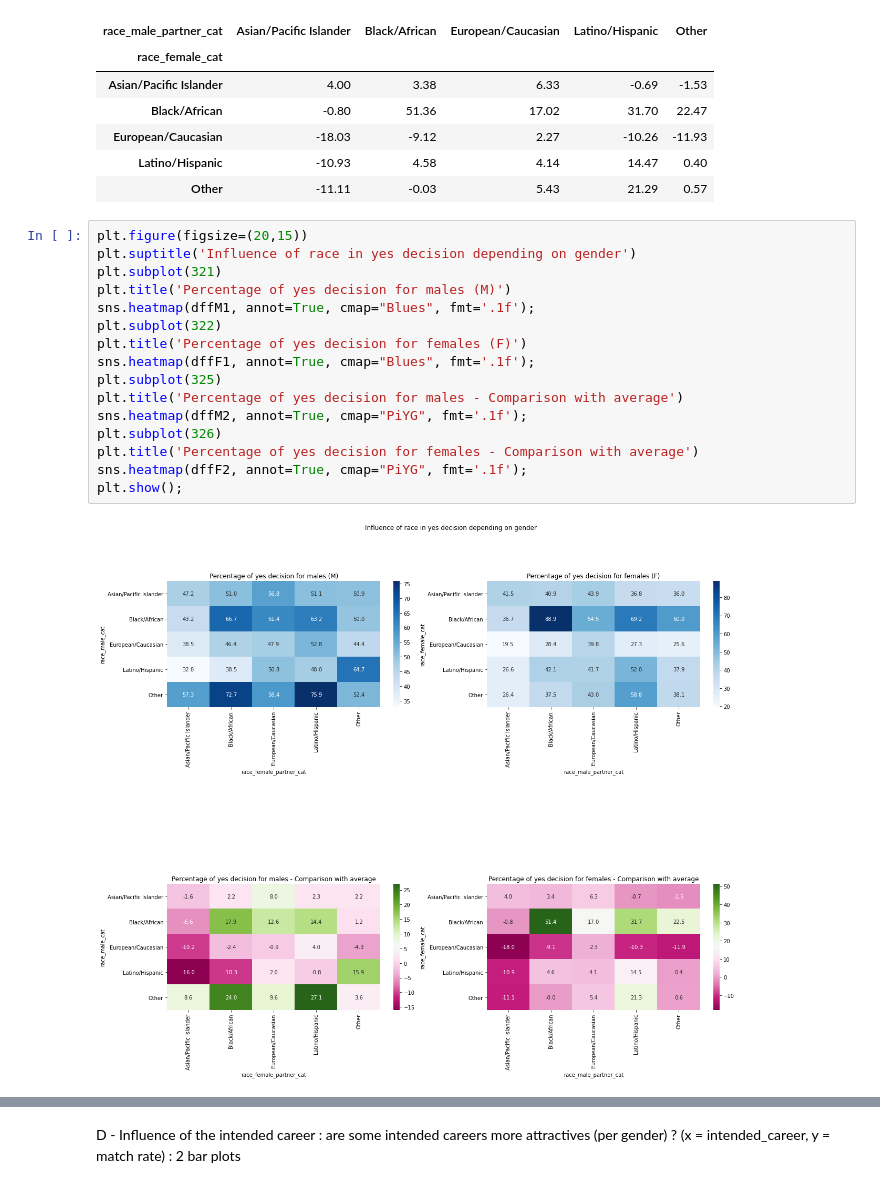
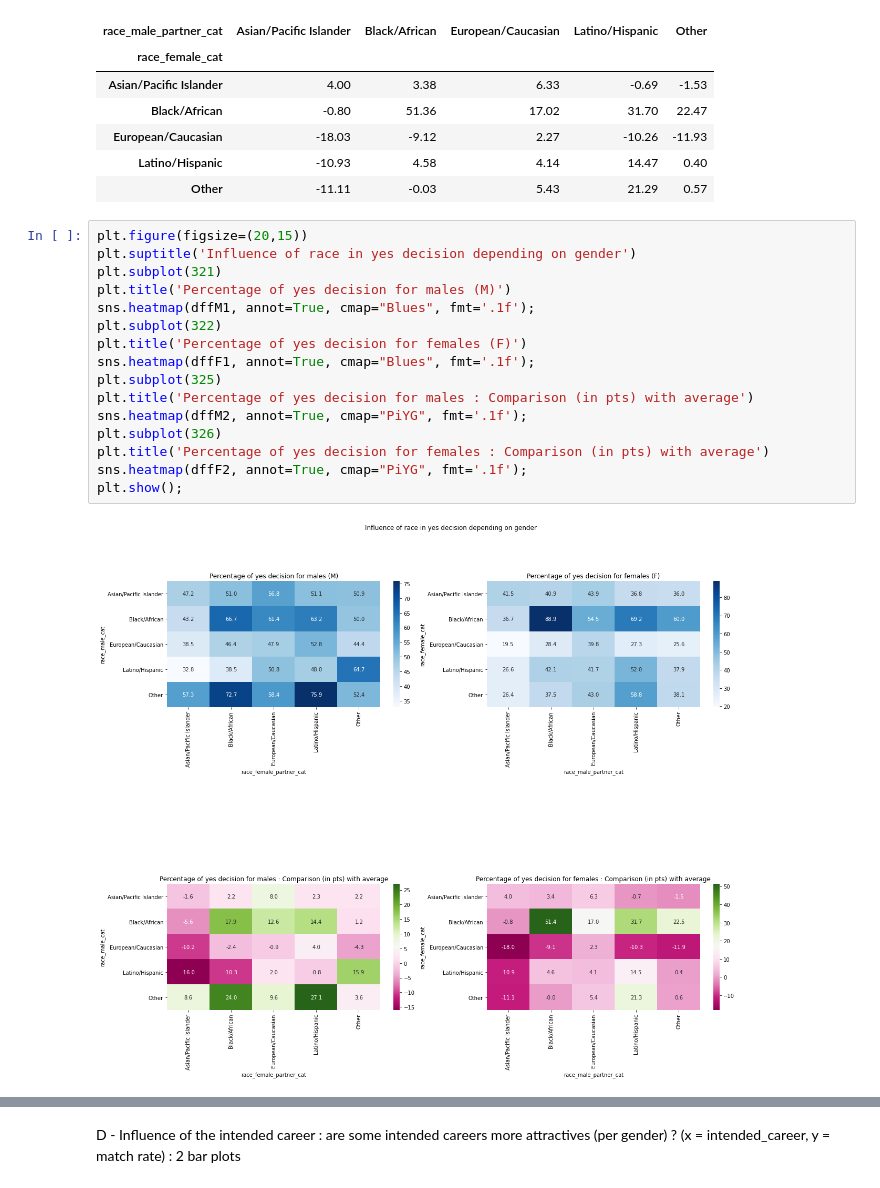
Before and after one commit to RemiArsac/Jedha_module2_speed_dating_project, a Jupyter notebook: 01-Project_speed_dating.ipynb, the cells around one changed output, grey strips where cells are left out. Saved outputs shown, nothing was run; the diff lists cells and outputs as text.

```diff
--- a/01-Project_speed_dating.ipynb
+++ b/01-Project_speed_dating.ipynb
@@ -334,18 +360,18 @@ dffF2
 # %%
 plt.figure(figsize=(20,15))
 plt.suptitle('Influence of race in yes decision depending on gender')
 plt.subplot(321)
 plt.title('Percentage of yes decision for males (M)')
 sns.heatmap(dffM1, annot=True, cmap="Blues", fmt='.1f');
 plt.subplot(322)
 plt.title('Percentage of yes decision for females (F)')
 sns.heatmap(dffF1, annot=True, cmap="Blues", fmt='.1f');
 plt.subplot(325)
-plt.title('Percentage of yes decision for males - Comparison with average')
+plt.title('Percentage of yes decision for males : Comparison (in pts) with average')
 sns.heatmap(dffM2, annot=True, cmap="PiYG", fmt='.1f');
 plt.subplot(326)
-plt.title('Percentage of yes decision for females - Comparison with average')
+plt.title('Percentage of yes decision for females : Comparison (in pts) with average')
 sns.heatmap(dffF2, annot=True, cmap="PiYG", fmt='.1f');
 plt.show();
 # %% [output]
-[figure, old version]
+[figure, new version]
```
Also changed, not shown: parts of 8 cells of this notebook.
